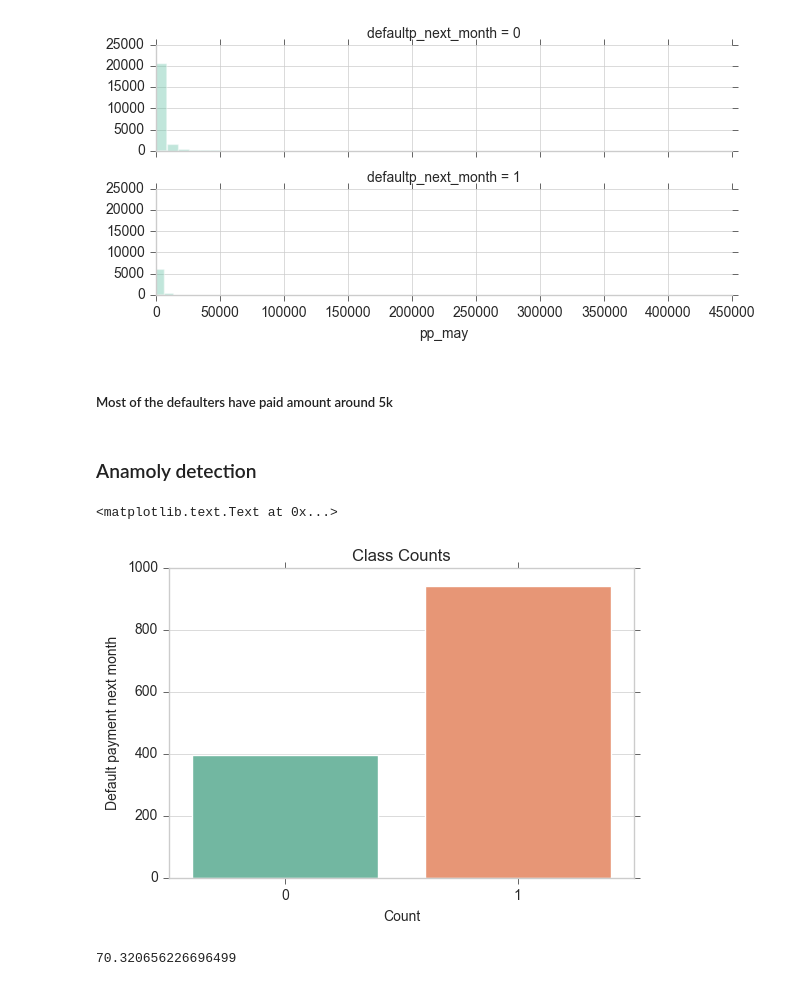
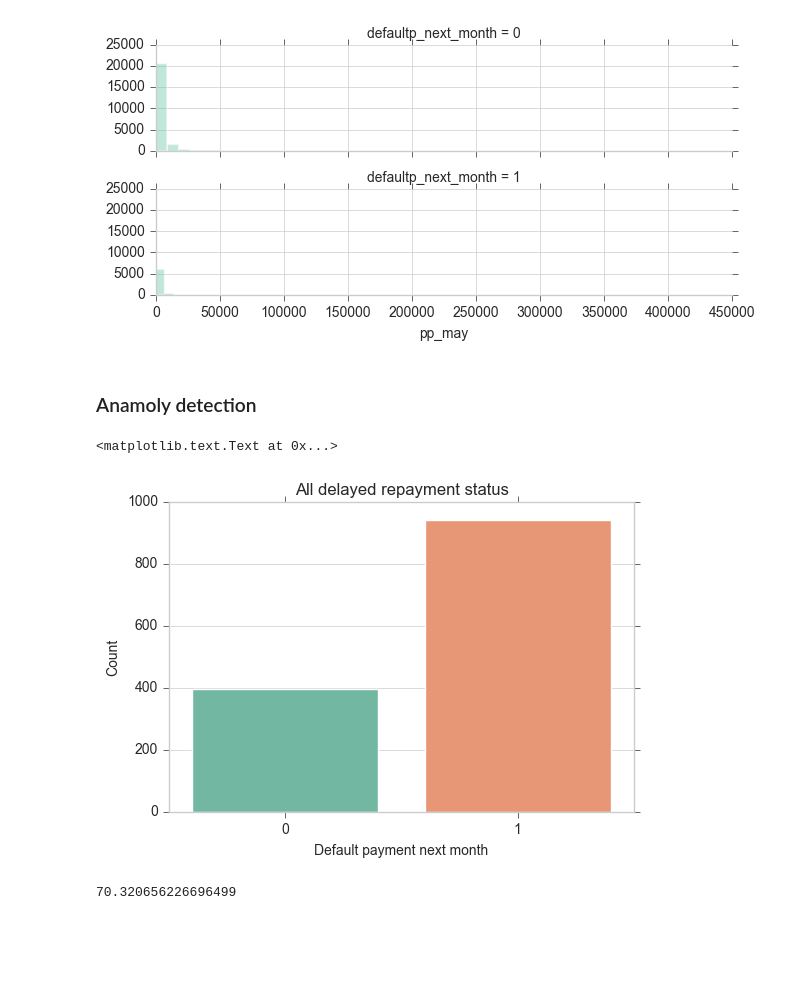
Before and after one commit to chapanerahd/Defualt_Credit_Card, a Jupyter notebook: EDA - Credit Card default.ipynb, the cells around one changed output. Saved outputs shown, nothing was run; the diff lists cells and outputs as text; code cells hidden in the pictures; blank space fills up the shorter version.

```diff
--- a/EDA - Credit Card default.ipynb
+++ b/EDA - Credit Card default.ipynb
@@ -239,8 +239,6 @@ g.map(sns.distplot, "pp_may", kde = False, norm_hist = False)
 # %% [output]
 <seaborn.axisgrid.FacetGrid at 0x...>
 [figure]
-# %% [markdown]
-##### Most of the defaulters have paid amount around 5k
 # %% [markdown]
 ### Anamoly detection
 # %%
@@ -249,11 +247,11 @@ all_rps_delayed = eda_credit_data.loc[(eda_credit_data['rps_sept'] > 0) & (eda_c
                     (eda_credit_data['rps_april'] > 0) & (eda_credit_data['rps_may'] > 0)]
 # %%
 ax = sns.countplot(x = "defaultp_next_month", data = all_rps_delayed)
-ax.set(xlabel='Count', ylabel='Default payment next month')
-plt.title("Class Counts")
+ax.set(xlabel='Default payment next month', ylabel='Count')
+plt.title("All delayed repayment status")
 # %% [output]
 <matplotlib.text.Text at 0x...>
-[figure, old version]
+[figure, new version]
 # %%
 all_rps_delayed["defaultp_next_month"].value_counts()[1] / all_rps_delayed["defaultp_next_month"].count() *  100
 # %% [output]
```
Also changed, not shown: parts of 11 cells of this notebook.
